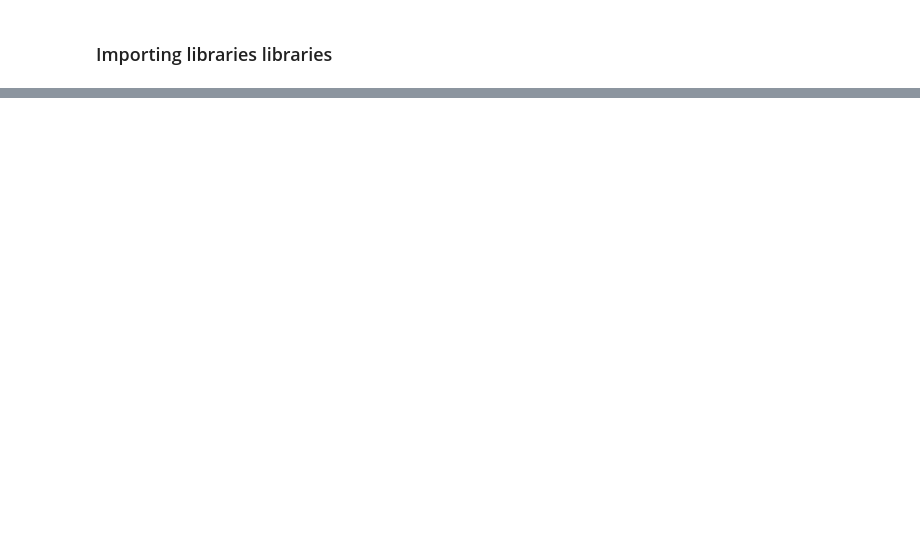
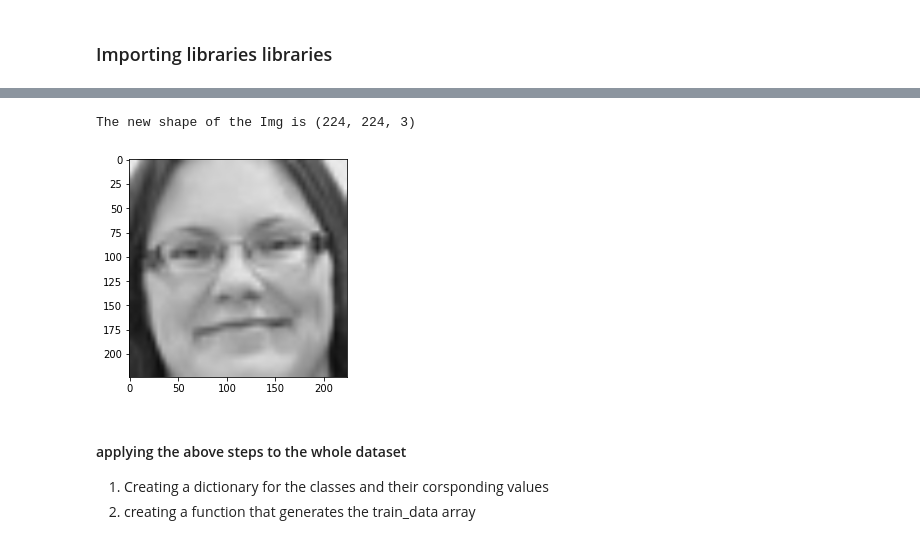
Before and after one commit to amshrbo/realtime-face-emotion-recognition, a Jupyter notebook: src/documented_implementation.ipynb, the cells around one changed output, grey strips where cells are left out. Cells and saved outputs as stored; diff of their text form; code cells hidden in the pictures; blank space fills up the shorter version.

Commit message:
preprocessing a single image

```diff
--- a/src/documented_implementation.ipynb
+++ b/src/documented_implementation.ipynb
@@ -18,0 +36,14 @@ Images shape is (48, 48, 3)
+# %%
+# 1. The sample_img is already an 'numpy.ndarray'
+# 2. Reshaping it to (224 * 224)
+# 3. Adding label '1' to the smaple_img
+
+img_size = 224
+
+sample_img_reshaped = cv2.resize(sample_img, (img_size, img_size))
+plt.imshow(sample_img_reshaped)
+print(f'The new shape of the Img is {sample_img_reshaped.shape}')
+plt.show()
+# %% [output]
+The new shape of the Img is (224, 224, 3)
+[figure, added]
@@ -18,0 +53,4 @@ Images shape is (48, 48, 3)
+# %% [markdown]
+#### applying the above steps to the whole dataset
+1. Creating a dictionary for the classes and their corsponding values
+1. creating a function that generates the train_data array
```
Also changed, not shown: parts of 4 cells of this notebook.
